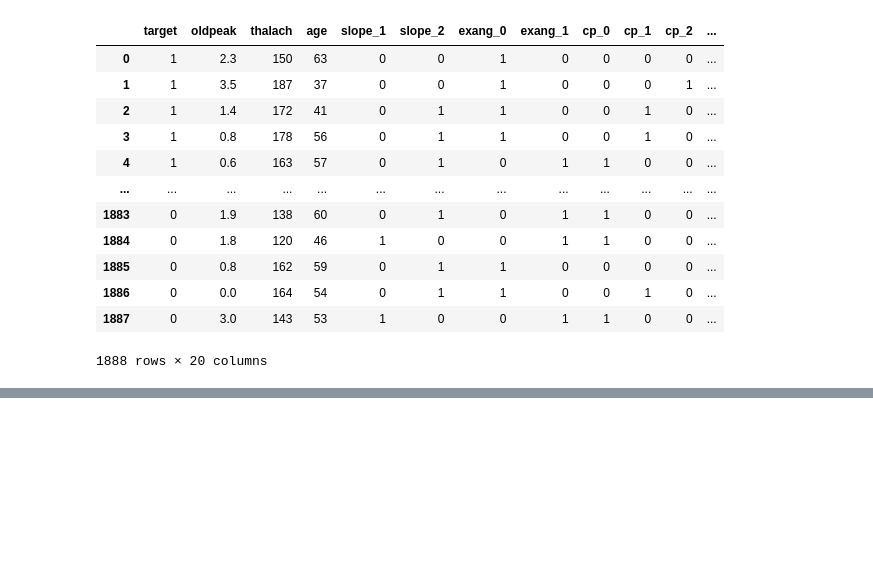
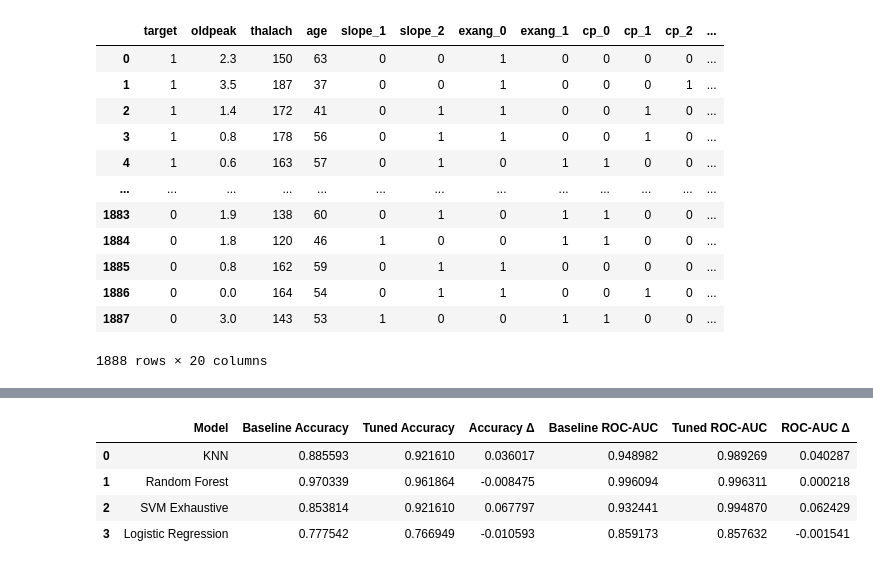
Before and after one commit to 00101010101/Heart-Disease-Prediction, a Jupyter notebook: model.ipynb, the cells around one changed output, grey strips where cells are left out. Drawn from its saved outputs; the diff is of its cells as text; code cells hidden in the pictures; blank space fills up the shorter version.

```diff
--- a/model.ipynb
+++ b/model.ipynb
@@ -473,0 +481,26 @@ auc_values = plot_roc_curves(models, model_names, x_test, y_test)
+# %%
+def create_comparison_table(model_names, base_models, tuned_models):
+    comparison_data = []
+
+    for name, base_model, tuned_model in zip(model_names, base_models, tuned_models):
+
+        comparison_data.append({
+            'Model': name,
+            'Baseline Accuracy': base_model['test_accuracy'],
+            'Tuned Accuracy': tuned_model['test_accuracy'],
+            'Accuracy Δ': tuned_model['test_accuracy'] - base_model['test_accuracy'],
+            'Baseline ROC-AUC': base_model['test_roc_auc'],
+            'Tuned ROC-AUC': tuned_model['test_roc_auc'],
+            'ROC-AUC Δ': tuned_model['test_roc_auc'] - base_model['test_roc_auc']
+        })
+
+    return pd.DataFrame(comparison_data)
+# %%
+comparison_table = create_comparison_table(model_names, base_models, tuned_models)
+display(comparison_table)
+# %% [output]
+|  | Model | Baseline Accuracy | Tuned Accuracy | Accuracy Δ | Baseline ROC-AUC | Tuned ROC-AUC | ROC-AUC Δ |
+| 0 | KNN | 0.885593 | 0.921610 | 0.036017 | 0.948982 | 0.989269 | 0.040287 |
+| 1 | Random Forest | 0.970339 | 0.961864 | -0.008475 | 0.996094 | 0.996311 | 0.000218 |
+| 2 | SVM Exhaustive | 0.853814 | 0.921610 | 0.067797 | 0.932441 | 0.994870 | 0.062429 |
+| 3 | Logistic Regression | 0.777542 | 0.766949 | -0.010593 | 0.859173 | 0.857632 | -0.001541 |
```
Also changed, not shown: parts of 16 cells of this notebook.
